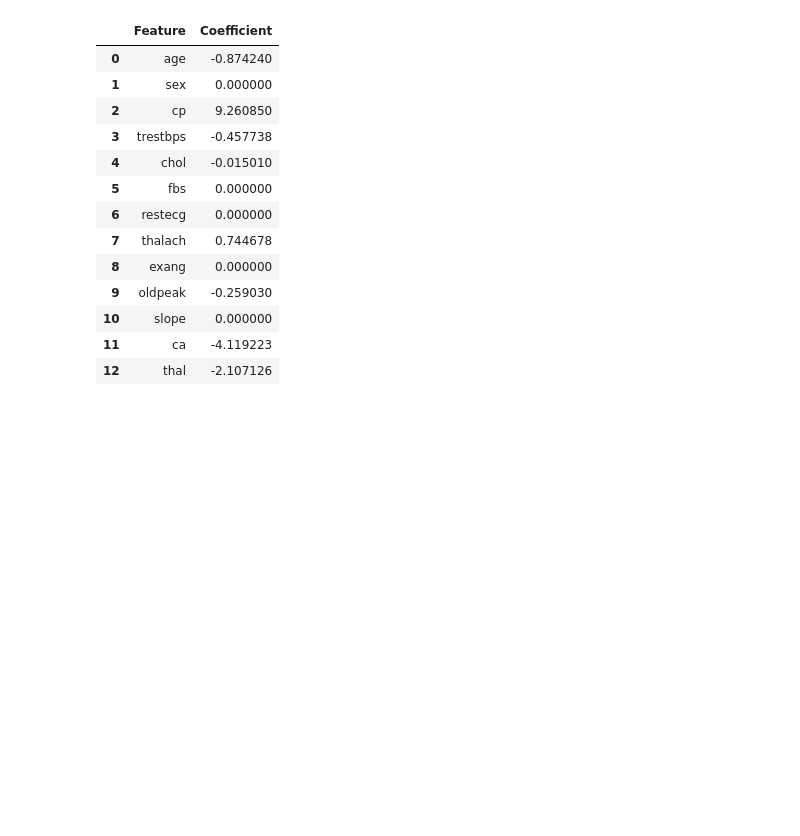
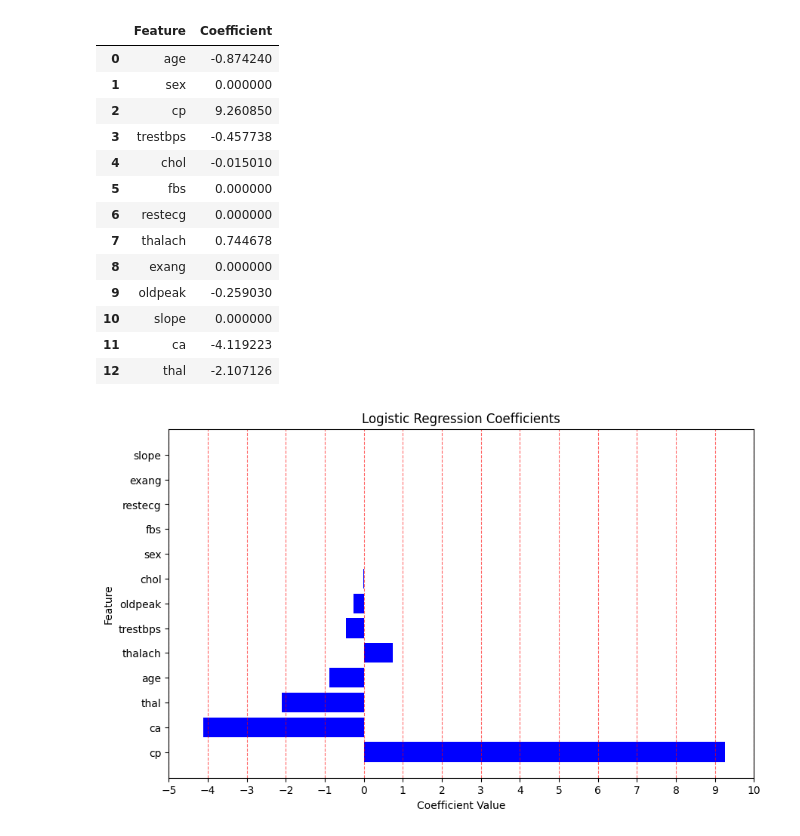
Before and after one commit to SergeyHSE/LinearClassifier.github.io, a Jupyter notebook: LinearClassifier.ipynb, the cells around one changed output. Saved outputs shown, nothing was run; the diff lists cells and outputs as text; code cells hidden in the pictures; blank space fills up the shorter version.

```diff
--- a/LinearClassifier.ipynb
+++ b/LinearClassifier.ipynb
@@ -438,3 +438,19 @@ coefficients_df
 | 10 | slope | 0.000000 |
 | 11 | ca | -4.119223 |
 | 12 | thal | -2.107126 |
+# %%
+# Sort the DataFrame by coefficient magnitude (absolute value) for better visualization
+coefficients_df['Coefficient_ABS'] = np.abs(coefficients_df['Coefficient'])
+coefficients_df = coefficients_df.sort_values(by='Coefficient_ABS', ascending=False)
+# %%
+# Create a bar plot to visualize coefficients
+plt.figure(figsize=(10, 6), dpi=100)
+plt.barh(coefficients_df['Feature'], coefficients_df['Coefficient'], color='blue')
+plt.xlabel('Coefficient Value')
+plt.ylabel('Feature')
+plt.title('Logistic Regression Coefficients')
+plt.xticks(np.arange(-5, max(coefficients_df['Coefficient'])+1, 1))
+plt.grid(axis='x', color='red', linestyle='--', alpha=0.6)
+plt.show()
+# %% [output]
+[figure, added]
```
